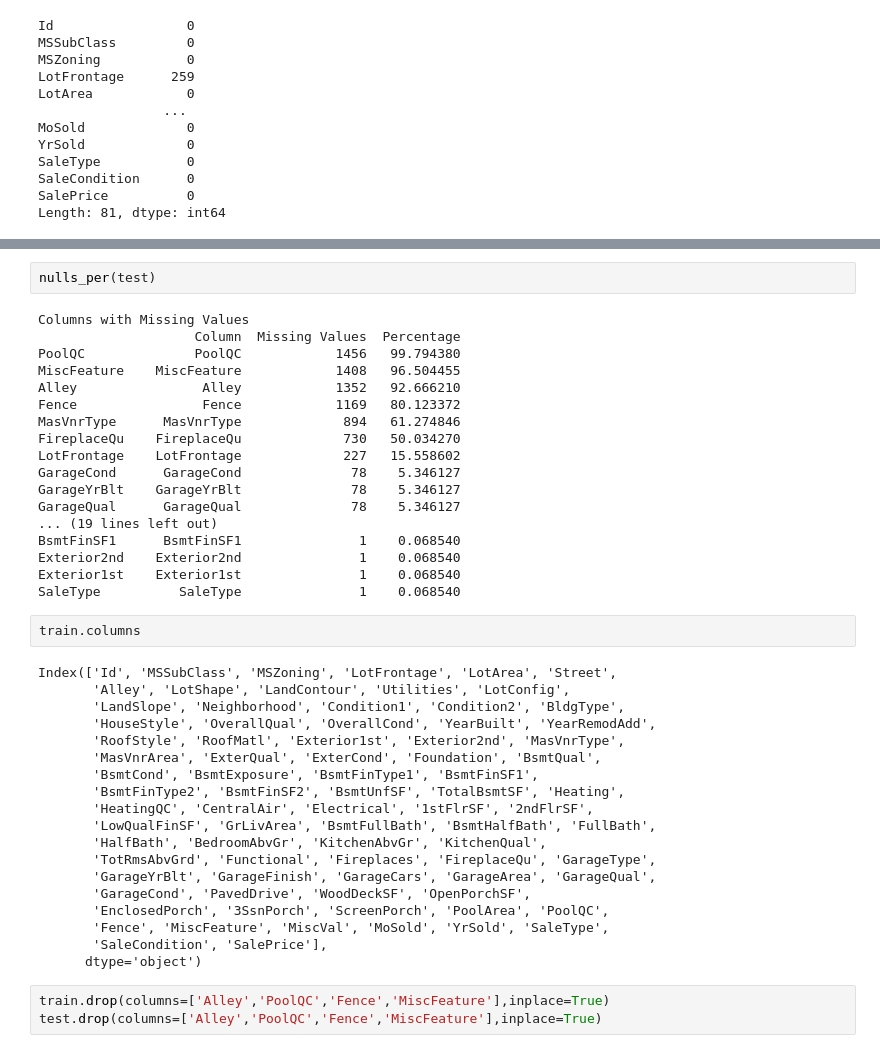
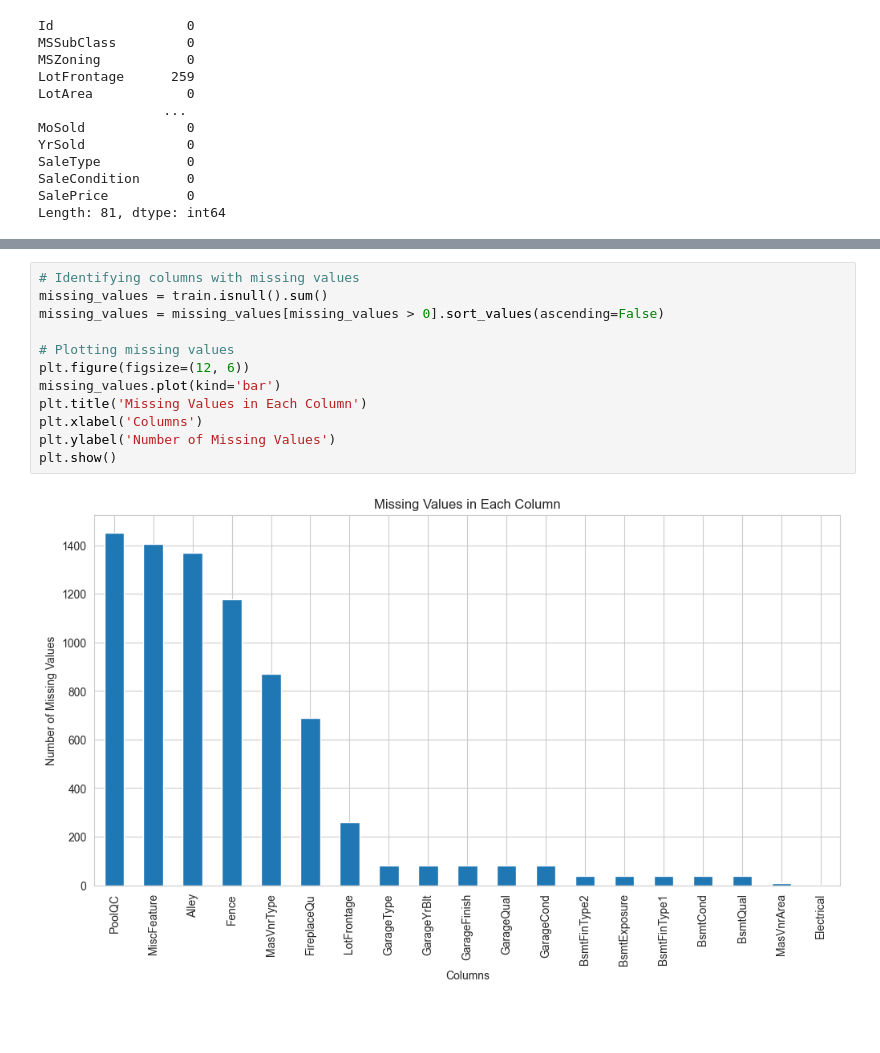
Before and after one commit to Muaeen/RihalIntern, a Jupyter notebook: regression_project/notebook/regession.ipynb, the cells around one changed output, grey strips where cells are left out. Drawn from its saved outputs; the diff is of its cells as text; blank space fills up the shorter version.

```diff
--- a/regression_project/notebook/regession.ipynb
+++ b/regression_project/notebook/regession.ipynb
@@ -147,44 +128,14 @@ Electrical      Electrical               1    0.068493
-# %%
-nulls_per(test)
-# %% [output]
-Columns with Missing Values
-                    Column  Missing Values  Percentage
-PoolQC              PoolQC            1456   99.794380
-MiscFeature    MiscFeature            1408   96.504455
-Alley                Alley            1352   92.666210
-Fence                Fence            1169   80.123372
-MasVnrType      MasVnrType             894   61.274846
-FireplaceQu    FireplaceQu             730   50.034270
-LotFrontage    LotFrontage             227   15.558602
-GarageCond      GarageCond              78    5.346127
-GarageYrBlt    GarageYrBlt              78    5.346127
-GarageQual      GarageQual              78    5.346127
-... (19 lines left out)
-BsmtFinSF1      BsmtFinSF1               1    0.068540
-Exterior2nd    Exterior2nd               1    0.068540
-Exterior1st    Exterior1st               1    0.068540
-SaleType          SaleType               1    0.068540
-# %%
-train.columns
-# %% [output]
-Index(['Id', 'MSSubClass', 'MSZoning', 'LotFrontage', 'LotArea', 'Street',
-       'Alley', 'LotShape', 'LandContour', 'Utilities', 'LotConfig',
-       'LandSlope', 'Neighborhood', 'Condition1', 'Condition2', 'BldgType',
-       'HouseStyle', 'OverallQual', 'OverallCond', 'YearBuilt', 'YearRemodAdd',
-       'RoofStyle', 'RoofMatl', 'Exterior1st', 'Exterior2nd', 'MasVnrType',
-       'MasVnrArea', 'ExterQual', 'ExterCond', 'Foundation', 'BsmtQual',
-       'BsmtCond', 'BsmtExposure', 'BsmtFinType1', 'BsmtFinSF1',
-       'BsmtFinType2', 'BsmtFinSF2', 'BsmtUnfSF', 'TotalBsmtSF', 'Heating',
-       'HeatingQC', 'CentralAir', 'Electrical', '1stFlrSF', '2ndFlrSF',
-       'LowQualFinSF', 'GrLivArea', 'BsmtFullBath', 'BsmtHalfBath', 'FullBath',
-       'HalfBath', 'BedroomAbvGr', 'KitchenAbvGr', 'KitchenQual',
-       'TotRmsAbvGrd', 'Functional', 'Fireplaces', 'FireplaceQu', 'GarageType',
-       'GarageYrBlt', 'GarageFinish', 'GarageCars', 'GarageArea', 'GarageQual',
-       'GarageCond', 'PavedDrive', 'WoodDeckSF', 'OpenPorchSF',
-       'EnclosedPorch', '3SsnPorch', 'ScreenPorch', 'PoolArea', 'PoolQC',
-       'Fence', 'MiscFeature', 'MiscVal', 'MoSold', 'YrSold', 'SaleType',
-       'SaleCondition', 'SalePrice'],
-      dtype='object')
-# %%
-train.drop(columns=['Alley','PoolQC','Fence','MiscFeature'],inplace=True)
-test.drop(columns=['Alley','PoolQC','Fence','MiscFeature'],inplace=True)
+# %%
+# Identifying columns with missing values
+missing_values = train.isnull().sum()
+missing_values = missing_values[missing_values > 0].sort_values(ascending=False)
+
+# Plotting missing values
+plt.figure(figsize=(12, 6))
+missing_values.plot(kind='bar')
+plt.title('Missing Values in Each Column')
+plt.xlabel('Columns')
+plt.ylabel('Number of Missing Values')
+plt.show()
+# %% [output]
+[figure, added]
```
Also changed, not shown: parts of 20 cells of this notebook.
